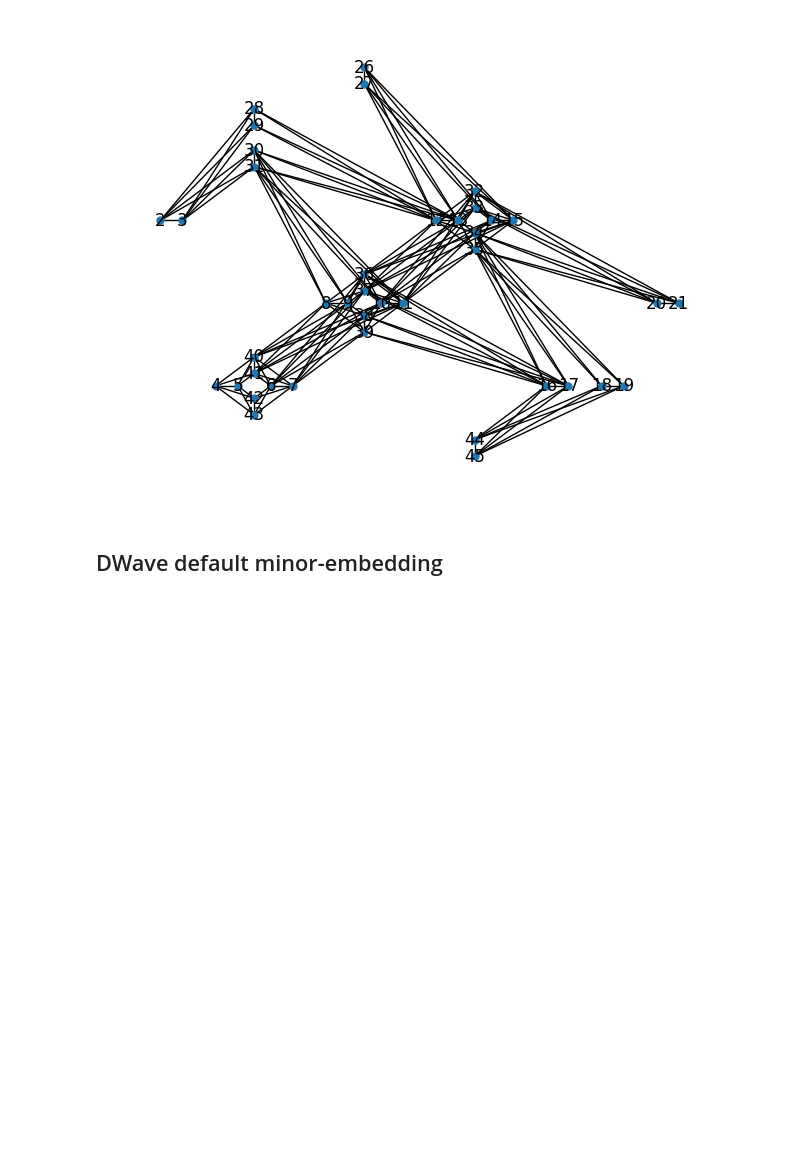
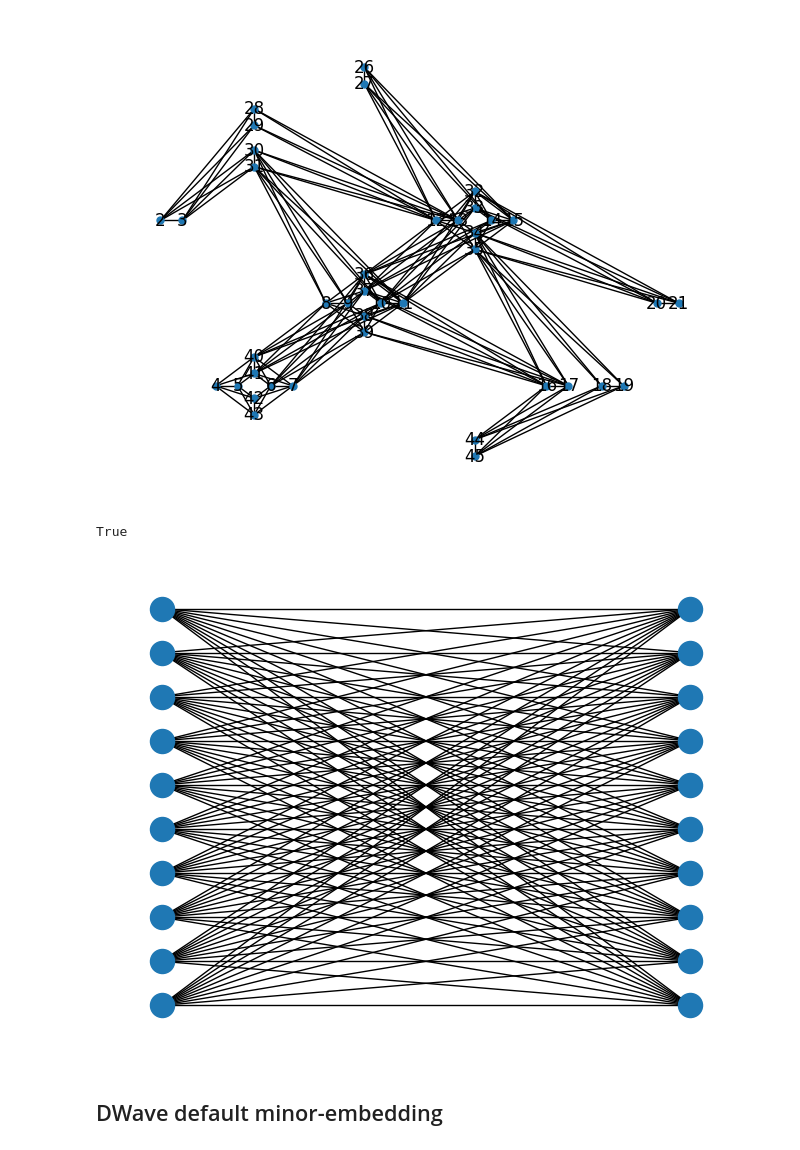
Before and after one commit to AndreaDiTrani/Quantum-Optimization-internship, a Jupyter notebook: pruning_embedding.ipynb, the cells around one changed output. Drawn from its saved outputs; the diff is of its cells as text; code cells hidden in the pictures; blank space fills up the shorter version.

Commit message:
Template embedding start template generation

```diff
--- a/pruning_embedding.ipynb
+++ b/pruning_embedding.ipynb
@@ -525,6 +542,49 @@ target = dnx.pegasus_graph(2)
 dnx.draw_pegasus(target, node_size=25, crosses=True, with_labels=True)
 # %% [output]
 [figure]
+# %%
+g_size = 10
+
+template_target = nx.Graph()
+
+for i in range(g_size):
+    template_target.add_node((0,i), pos=(0,i))
+    template_target.add_node((1,i), pos=(1,i))
+
+for i in range(g_size):
+    for j in range(g_size):
+        template_target.add_edge((0,i),(1,j))
+
+pos_dict = {}
+for n in template_target.nodes:
+    pos_dict[n] = template_target.nodes[n]['pos']
+# %%
+def build_template(g_size):
+    template = nx.Graph()
+
+    for i in range(g_size):
+        template.add_node((0,i), pos=(0,i))
+        template.add_node((1,i), pos=(1,i))
+
+    for i in range(g_size):
+        for j in range(g_size):
+            template.add_edge((0,i),(1,j))
+
+    pos_dict = {}
+    for n in template.nodes:
+        pos_dict[n] = template.nodes[n]['pos']
+
+    return template, pos_dict
+# %%
+
+template, pos_template = build_template(10)
+nx.is_bipartite(template)
+# %% [output]
+True
+# %%
+nx.draw(template, pos_template)
+# %% [output]
+[figure, added]
 # %% [markdown]
 ## DWave default minor-embedding
 # %%
```
Also changed, not shown: parts of 9 cells of this notebook, 1 other file.
